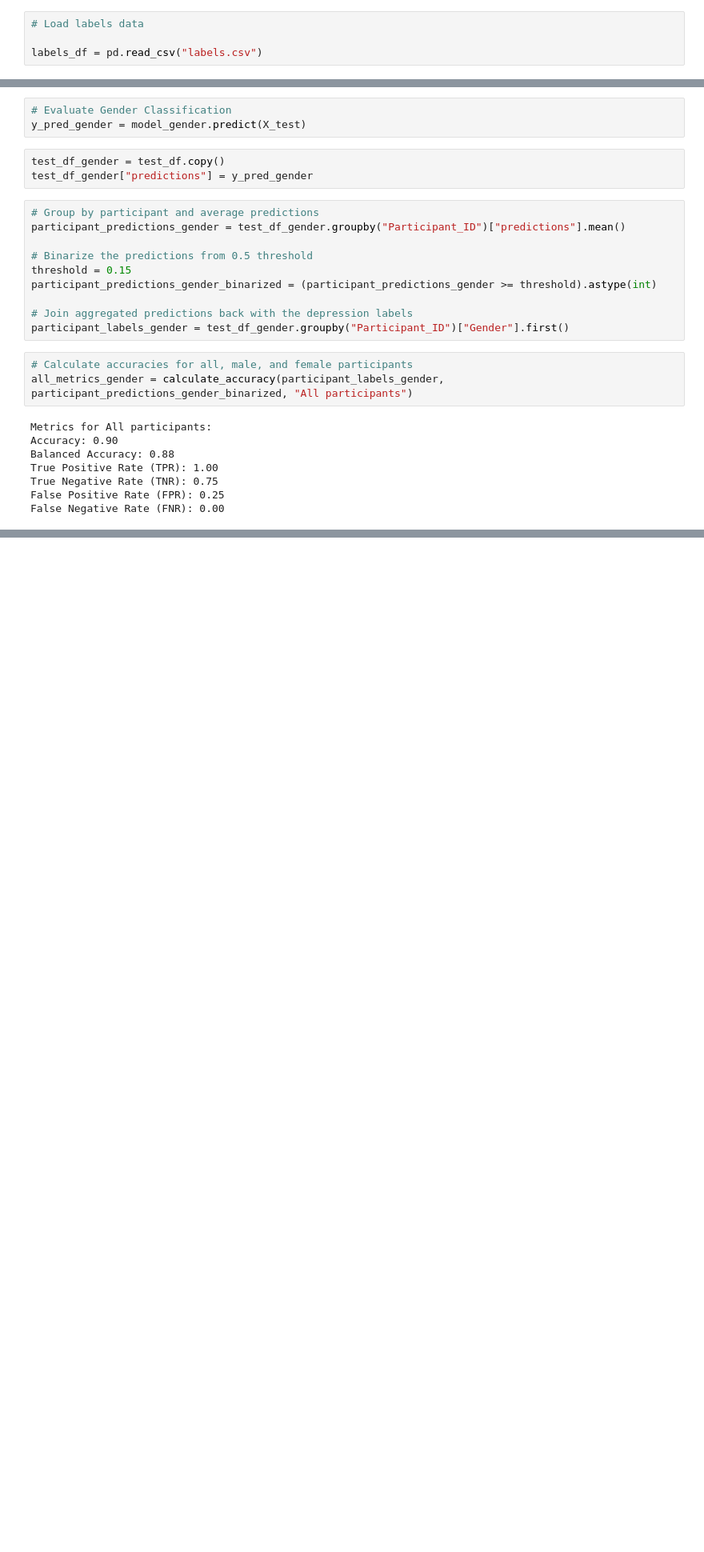
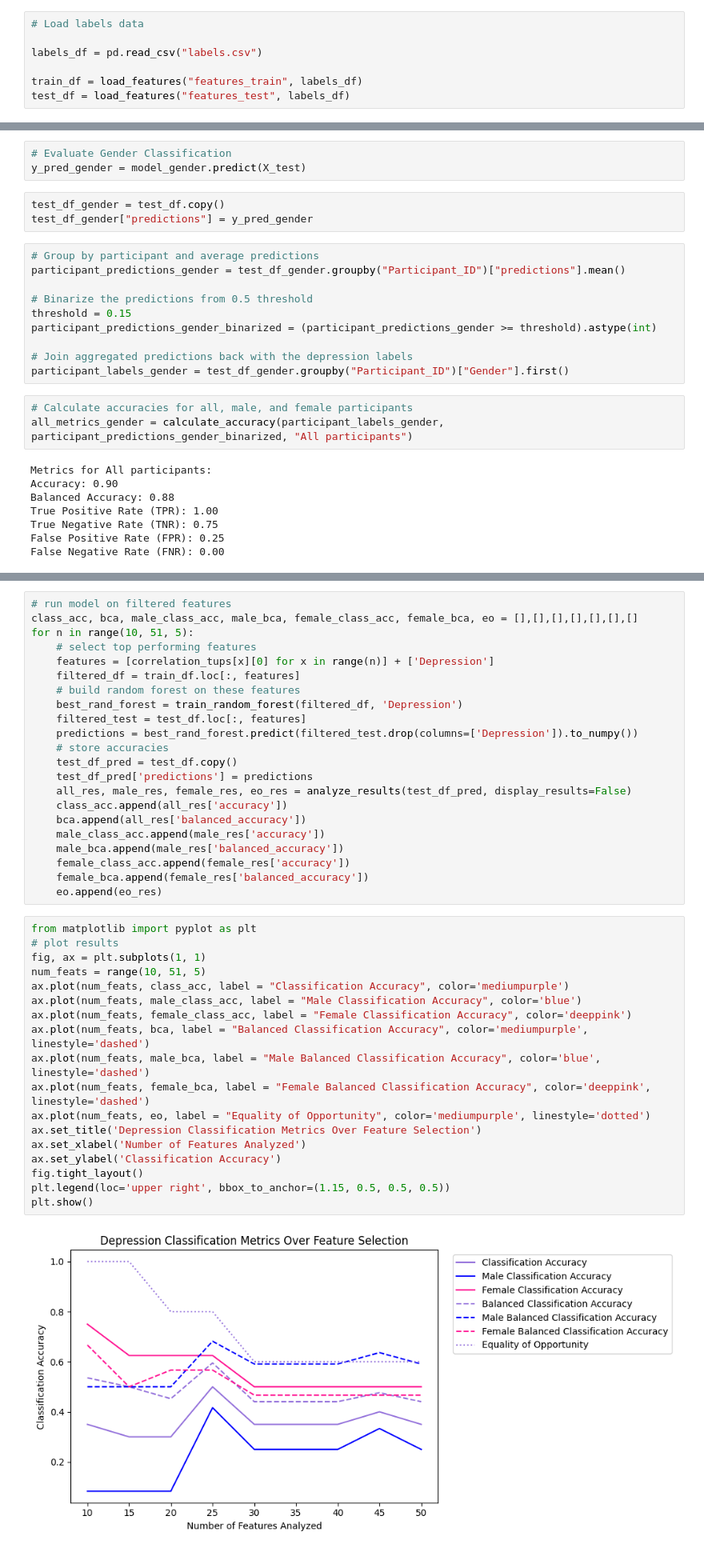
Before and after one commit to momoaolig/ML-Team-Assignment, a Jupyter notebook: hw5.ipynb, the cells around one changed output, grey strips where cells are left out. Shown: that part at 80% size. Saved outputs shown, nothing was run; the diff lists cells and outputs as text; blank space fills up the shorter version.

Commit message:
add depressioni feature selection and random forest classifier

```diff
--- a/hw5.ipynb
+++ b/hw5.ipynb
@@ -8,3 +123,6 @@ import pandas as pd
 # Load labels data
 
 labels_df = pd.read_csv("labels.csv")
+
+train_df = load_features("features_train", labels_df)
+test_df = load_features("features_test", labels_df)
@@ -190,0 +281,42 @@ False Negative Rate (FNR): 0.00
+# %%
+# run model on filtered features
+class_acc, bca, male_class_acc, male_bca, female_class_acc, female_bca, eo = [],[],[],[],[],[],[]
+for n in range(10, 51, 5):
+    # select top performing features
+    features = [correlation_tups[x][0] for x in range(n)] + ['Depression']
+    filtered_df = train_df.loc[:, features]
+    # build random forest on these features
+    best_rand_forest = train_random_forest(filtered_df, 'Depression')
+    filtered_test = test_df.loc[:, features]
+    predictions = best_rand_forest.predict(filtered_test.drop(columns=['Depression']).to_numpy())
+    # store accuracies
+    test_df_pred = test_df.copy()
+    test_df_pred['predictions'] = predictions
+    all_res, male_res, female_res, eo_res = analyze_results(test_df_pred, display_results=False)
+    class_acc.append(all_res['accuracy'])
+    bca.append(all_res['balanced_accuracy'])
+    male_class_acc.append(male_res['accuracy'])
+    male_bca.append(male_res['balanced_accuracy'])
+    female_class_acc.append(female_res['accuracy'])
+    female_bca.append(female_res['balanced_accuracy'])
+    eo.append(eo_res)
+# %%
+from matplotlib import pyplot as plt
+# plot results
+fig, ax = plt.subplots(1, 1)
+num_feats = range(10, 51, 5)
+ax.plot(num_feats, class_acc, label = "Classification Accuracy", color='mediumpurple')
+ax.plot(num_feats, male_class_acc, label = "Male Classification Accuracy", color='blue')
+ax.plot(num_feats, female_class_acc, label = "Female Classification Accuracy", color='deeppink')
+ax.plot(num_feats, bca, label = "Balanced Classification Accuracy", color='mediumpurple', linestyle='dashed')
+ax.plot(num_feats, male_bca, label = "Male Balanced Classification Accuracy", color='blue', linestyle='dashed')
+ax.plot(num_feats, female_bca, label = "Female Balanced Classification Accuracy", color='deeppink', linestyle='dashed')
+ax.plot(num_feats, eo, label = "Equality of Opportunity", color='mediumpurple', linestyle='dotted')
+ax.set_title('Depression Classification Metrics Over Feature Selection')
+ax.set_xlabel('Number of Features Analyzed')
+ax.set_ylabel('Classification Accuracy')
+fig.tight_layout()
+plt.legend(loc='upper right', bbox_to_anchor=(1.15, 0.5, 0.5, 0.5))
+plt.show()
+# %% [output]
+[figure, added]
```
Also changed, not shown: parts of 8 cells of this notebook.
